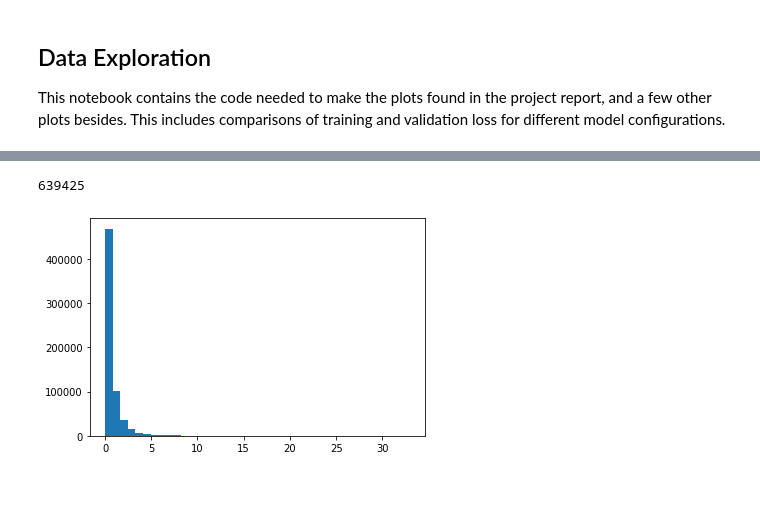
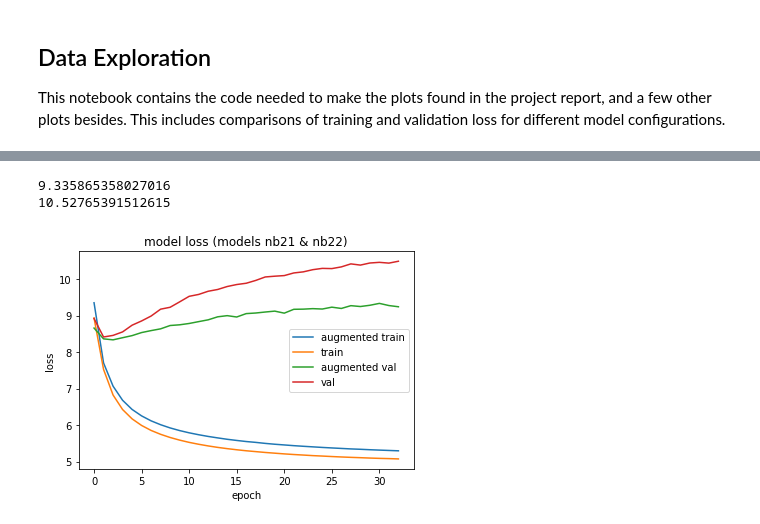
Before and after one commit to aleathwick/380-music-representation, a Jupyter notebook: data_exploration.ipynb, the cells around one changed output, grey strips where cells are left out. Cells and saved outputs as stored; diff of their text form; code cells hidden in the pictures; blank space fills up the shorter version.

```diff
--- a/data_exploration.ipynb
+++ b/data_exploration.ipynb
@@ -55 +184,29 @@ plt.show()
+# %%
+# comparison of nbmodel 21 with 22, showing that augmentation reduces overfitting
+with open(f'models/nb/nbmodel21/history33e.json', 'r') as f:
+    hist33 = ast.literal_eval(json.load(f))
+with open(f'models/nb/nbmodel22/history99e.json', 'r') as f:
+    hist99 = ast.literal_eval(json.load(f))
+
+new_hist99 = {}
+for key, value in hist99.items():
+    new_hist99[key] = [v for i, v in enumerate(value) if i % 3 == 1]
+
+print(max(hist33['val_loss']))
+print(max(hist99['val_loss']))
+metric = 'loss'
+plt.plot(hist33[metric])
+plt.plot(new_hist99[metric])
+plt.plot(hist33['val_' + metric])
+plt.plot(new_hist99['val_' + metric])
+plt.title('model ' + metric + ' (models nb21 & nb22)')
+plt.ylabel(metric)
+plt.xlabel('epoch')
+plt.legend(['augmented train', 'train', 'augmented val', 'val'], loc='right')
+# plt.savefig('?')
+plt.show()
+# %% [output]
+9.335865358027016
+10.52765391512615
+[figure, added]
 # %%
@@ -84,5 +226,0 @@ for i in range(len(filenames)):
-# %%
-plt.hist(lengths, bins=40)
-# %% [output]
-639425
-[figure, removed]
```
Also changed, not shown: parts of 16 cells of this notebook, 2 other files.
